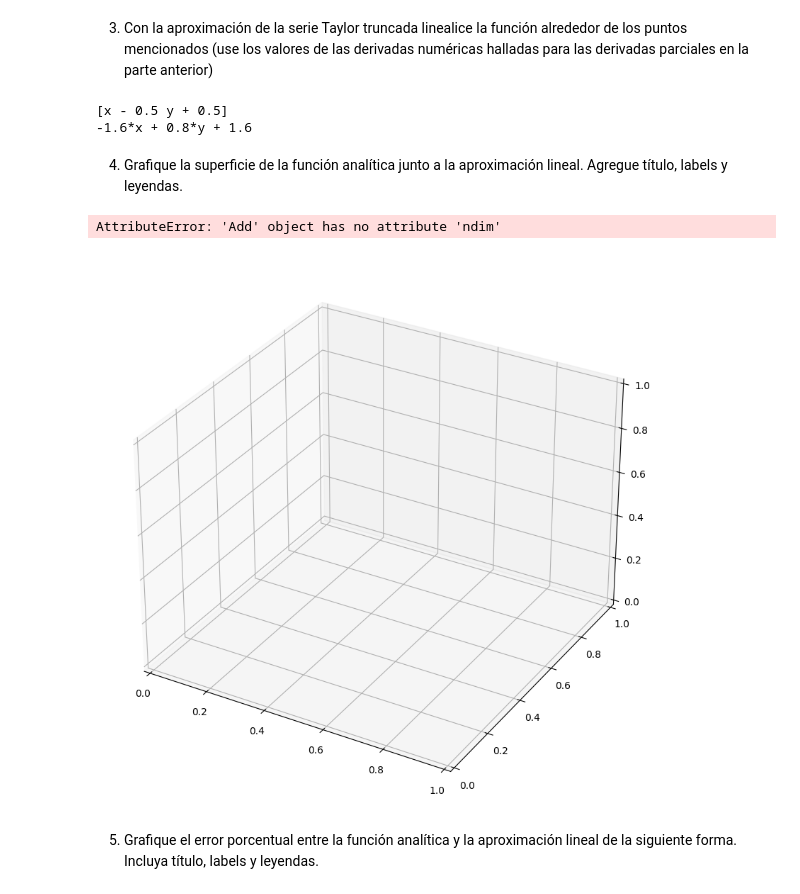
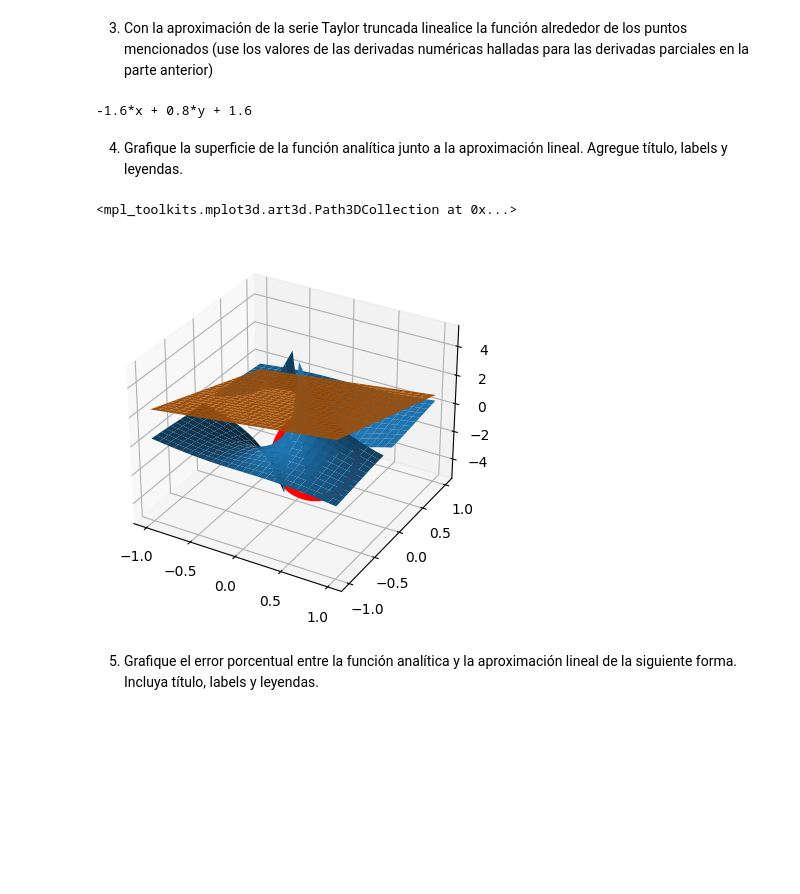
Before and after one commit to DavidTobonIBIO/IBIO2240-Lab4, a Jupyter notebook: Laboratorio_4.ipynb, the cells around one changed output. Saved outputs shown, nothing was run; the diff lists cells and outputs as text; code cells hidden in the pictures; blank space fills up the shorter version.

```diff
--- a/Laboratorio_4.ipynb
+++ b/Laboratorio_4.ipynb
@@ -136,34 +139,56 @@ Para esto, debe seguir los siguientes pasos:
 
 1. Defina ahora las variables como arreglos numéricos. Tanto $x$ como $y$ debe variar entre -1 a 1 **(ojo: no incluya el cero en los arreglos o puede producir errores)**
 # %%
-x_t, y_t = np.linspace(-1, 1, 50), np.linspace(-1, 1, 50)
+x_t, y_t = np.linspace(-1, 1, 25), np.linspace(-1, 1, 25)
 # %% [markdown]
 2. Sustituya los valores de los arreglos en las variables (Use *subs* de Sympy)
 # %%
 f_t = function.subs([(x,x1),(y,y1)])
-gradiente = np.array([sub_x, sub_y])
+gradiente = [[sub_x], [sub_y]]
 # %% [markdown]
 3. Con la aproximación de la serie Taylor truncada linealice la función alrededor de los puntos mencionados (use los valores de las derivadas numéricas halladas para las derivadas parciales en la parte anterior)
 # %%
-vector = np.array([x1, y1])
-vector_t = np.array([x, y])
-taylor = f_t + gradiente.dot(vector_t-vector)
+vector = [x-x1, y-y1]
+
+taylor = (f_t + np.dot(vector, gradiente))[0]
 print(taylor)
 # %% [output]
-[x - 0.5 y + 0.5]
 -1.6*x + 0.8*y + 1.6
 # %% [markdown]
 4. Grafique la superficie de la función analítica junto a la aproximación lineal. Agregue título, labels y leyendas.
-# %%
-grafica=plt.figure(figsize=(14,10))
-X1, X2 = np.meshgrid(x_t, y_t)
-#hace falta crear el vector para reemplazar acá
-taylor = taylor.subs([(x,X1),(y,X2)])
-ax = grafica.add_subplot(111, projection='3d')
-ax.plot_surface(X1, X2, taylor)
-plt.show()
-# %% [output]
-AttributeError: 'Add' object has no attribute 'ndim'
-[figure, removed]
+# %%
+filas = len(x_t)
+# n x n: filas = columnas
+#matriz_f = [[0]*filas]*filas
+
+matriz_f = np.empty([filas, filas])
+matriz_f_lin = np.empty([filas, filas])
+
+for i in range(filas):
+    for j in range(filas):
+        matriz_f[i][j] = float(function.subs([(x, x_t[i]), (y, y_t[j])]))
+        matriz_f_lin[i][j] = float(taylor.subs([(x, x_t[i]), (y, y_t[j])]))
+
+mesh_x, mesh_y = np.meshgrid(x_t, y_t)
+
+fig, ax = plt.subplots(subplot_kw={"projection": "3d"})
+ax.plot_surface(mesh_x, mesh_y, matriz_f)
+ax.plot_surface(mesh_x, mesh_y, matriz_f_lin)
+ax.scatter(x1, y1, f_t, color="red", linewidth=60)
+
+
+# matriz_0s = np.zeros([filas, filas])
+# matriz_0s_lin = np.zeros([filas, filas])
+
+# grafica=plt.figure(figsize=(14,10))
+# X1, X2 = np.meshgrid(x_t, y_t)
+# #hace falta crear el vector para reemplazar acá
+# taylor = taylor.subs([(x,X1),(y,X2)])
+# ax = grafica.add_subplot(111, projection='3d')
+# ax.plot_surface(X1, X2, taylor)
+# plt.show()
+# %% [output]
+<mpl_toolkits.mplot3d.art3d.Path3DCollection at 0x...>
+[figure, added]
 # %% [markdown]
 5. Grafique el error porcentual entre la función analítica y la aproximación lineal de la siguiente forma. Incluya título, labels y leyendas.
```
Also changed, not shown: parts of 2 cells of this notebook.
